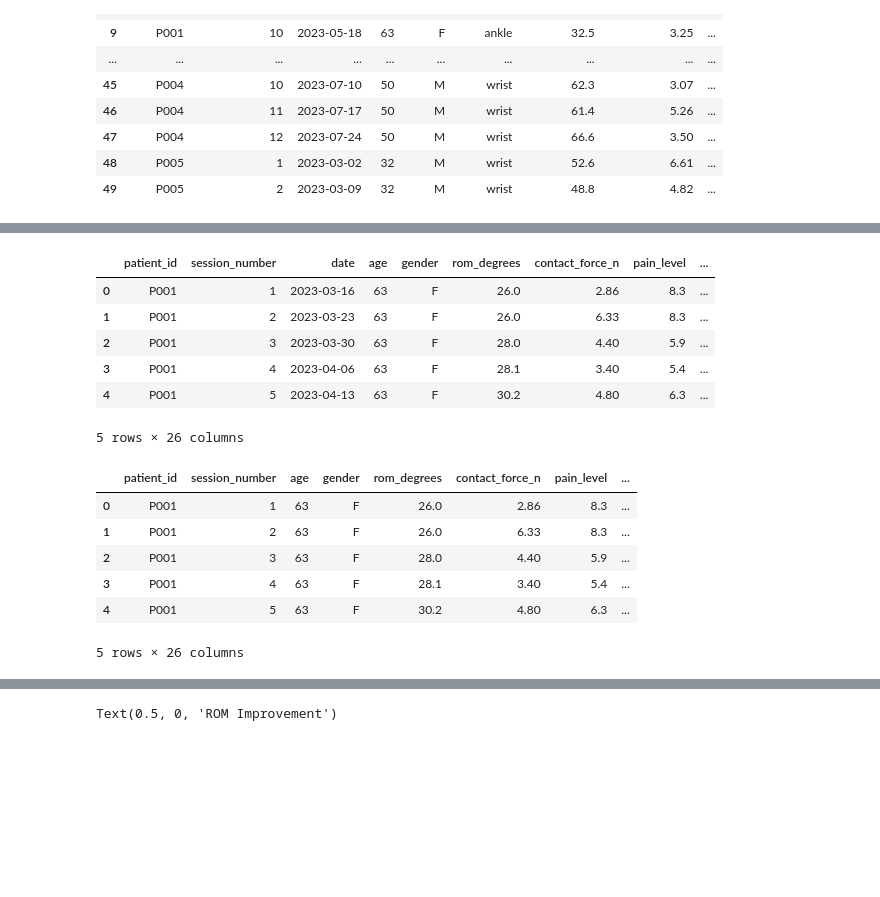
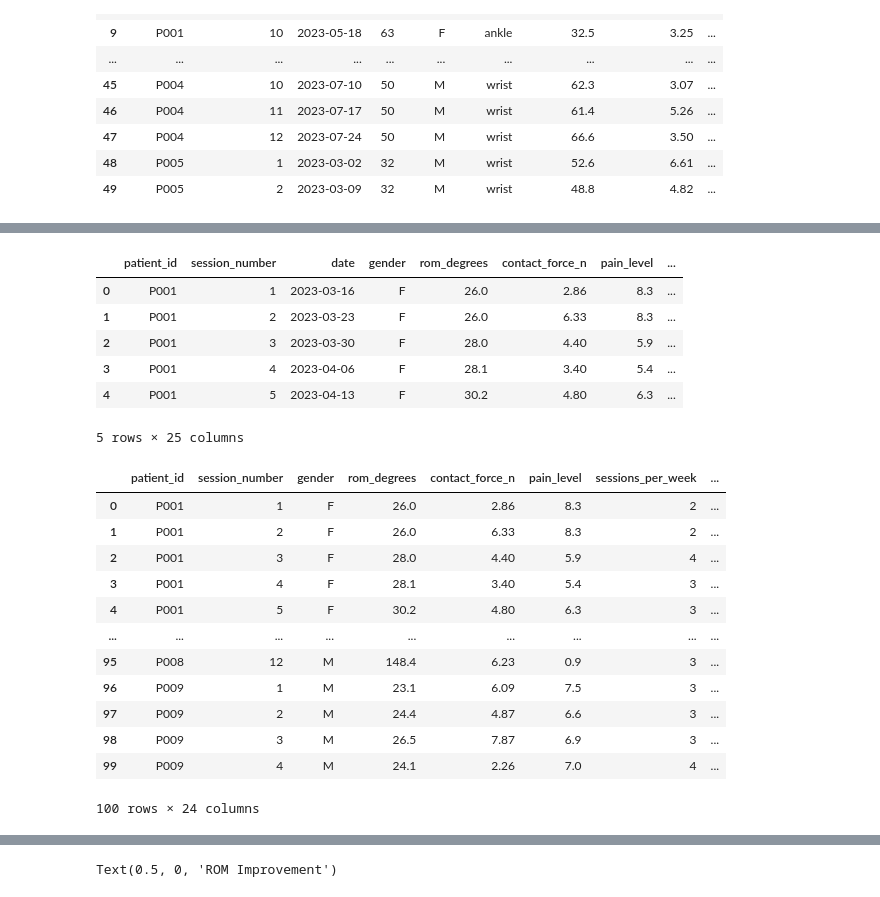
Before and after one commit to pydarl/ROM-Data-Analyser, a Jupyter notebook: notebooks/06_ml_preparation.ipynb, the cells around one changed output, grey strips where cells are left out. Drawn from its saved outputs; the diff is of its cells as text; code cells hidden in the pictures; blank space fills up the shorter version.

```diff
--- a/notebooks/06_ml_preparation.ipynb
+++ b/notebooks/06_ml_preparation.ipynb
@@ -69,0 +60,3 @@ df.head()
+# %%
+df = df.drop(columns=["age"])
+df.head()
@@ -73,30 +74,36 @@ df = pd.get_dummies(df, columns=['joint_type'], dtype=int)
 # %%
 df.head()
 # %% [output]
-|  | patient_id | session_number | date | age | gender | rom_degrees | contact_force_n | pain_level | ... |
-| 0 | P001 | 1 | 2023-03-16 | 63 | F | 26.0 | 2.86 | 8.3 | ... |
-| 1 | P001 | 2 | 2023-03-23 | 63 | F | 26.0 | 6.33 | 8.3 | ... |
-| 2 | P001 | 3 | 2023-03-30 | 63 | F | 28.0 | 4.40 | 5.9 | ... |
-| 3 | P001 | 4 | 2023-04-06 | 63 | F | 28.1 | 3.40 | 5.4 | ... |
-| 4 | P001 | 5 | 2023-04-13 | 63 | F | 30.2 | 4.80 | 6.3 | ... |
+|  | patient_id | session_number | date | gender | rom_degrees | contact_force_n | pain_level | ... |
+| 0 | P001 | 1 | 2023-03-16 | F | 26.0 | 2.86 | 8.3 | ... |
+| 1 | P001 | 2 | 2023-03-23 | F | 26.0 | 6.33 | 8.3 | ... |
+| 2 | P001 | 3 | 2023-03-30 | F | 28.0 | 4.40 | 5.9 | ... |
+| 3 | P001 | 4 | 2023-04-06 | F | 28.1 | 3.40 | 5.4 | ... |
+| 4 | P001 | 5 | 2023-04-13 | F | 30.2 | 4.80 | 6.3 | ... |
-5 rows × 26 columns
+5 rows × 25 columns
 # %%
 df.to_csv("../data/processed/rom_rehabilitation_data_prepared.csv", index=False)
 # %%
 #Convert `date` to datetime and numeric days since earliest session
 df['date'] = pd.to_datetime(df['date'], errors='coerce')
 df['days_since_start'] = (df['date'] - df['date'].min()).dt.days
-df = df.drop(columns=['date'])
+df = df.drop(columns=['date', "days_since_start"])
 # %%
-df.head()
+df.head(100)
 # %% [output]
-|  | patient_id | session_number | age | gender | rom_degrees | contact_force_n | pain_level | ... |
-| 0 | P001 | 1 | 63 | F | 26.0 | 2.86 | 8.3 | ... |
-| 1 | P001 | 2 | 63 | F | 26.0 | 6.33 | 8.3 | ... |
-| 2 | P001 | 3 | 63 | F | 28.0 | 4.40 | 5.9 | ... |
-| 3 | P001 | 4 | 63 | F | 28.1 | 3.40 | 5.4 | ... |
-| 4 | P001 | 5 | 63 | F | 30.2 | 4.80 | 6.3 | ... |
+|  | patient_id | session_number | gender | rom_degrees | contact_force_n | pain_level | sessions_per_week | ... |
+| 0 | P001 | 1 | F | 26.0 | 2.86 | 8.3 | 2 | ... |
+| 1 | P001 | 2 | F | 26.0 | 6.33 | 8.3 | 2 | ... |
+| 2 | P001 | 3 | F | 28.0 | 4.40 | 5.9 | 4 | ... |
+| 3 | P001 | 4 | F | 28.1 | 3.40 | 5.4 | 3 | ... |
+| 4 | P001 | 5 | F | 30.2 | 4.80 | 6.3 | 3 | ... |
+| ... | ... | ... | ... | ... | ... | ... | ... | ... |
+| 95 | P008 | 12 | M | 148.4 | 6.23 | 0.9 | 3 | ... |
+| 96 | P009 | 1 | M | 23.1 | 6.09 | 7.5 | 3 | ... |
+| 97 | P009 | 2 | M | 24.4 | 4.87 | 6.6 | 3 | ... |
+| 98 | P009 | 3 | M | 26.5 | 7.87 | 6.9 | 3 | ... |
+| 99 | P009 | 4 | M | 24.1 | 2.26 | 7.0 | 4 | ... |
-5 rows × 26 columns
+100 rows × 24 columns
 # %%
 #Ensure all features are numeric (encode any remaining object/category columns)
 df = pd.get_dummies(df, dtype=int)
```
Also changed, not shown: parts of 12 cells of this notebook, 2 other files.
